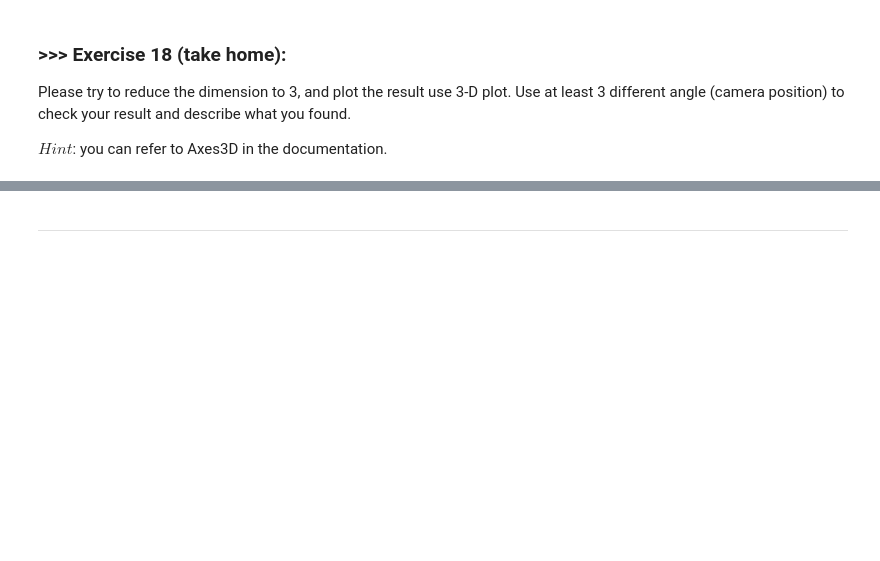
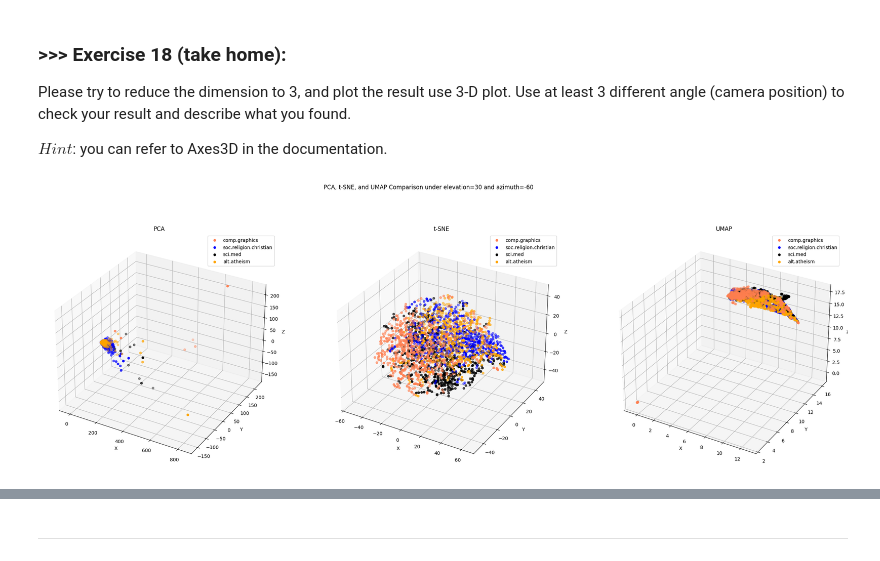
Before and after one commit to omeiLab/DM2025-Lab1-Exercise, a Jupyter notebook: DM2025-Lab1-Master.ipynb, the cells around one changed output, grey strips where cells are left out. Saved outputs shown, nothing was run; the diff lists cells and outputs as text; code cells hidden in the pictures; blank space fills up the shorter version.

```diff
--- a/DM2025-Lab1-Master.ipynb
+++ b/DM2025-Lab1-Master.ipynb
@@ -2111,0 +2336,8 @@ $Hint$: you can refer to Axes3D in the documentation.
+# %%
+X_pca_aug = PCA(n_components=3).fit_transform(augmented_df.values)
+X_tsne_aug = TSNE(n_components=3).fit_transform(augmented_df.values)
+X_umap_aug = umap.UMAP(n_components=3).fit_transform(augmented_df.values)
+# %%
+draw(X_pca_aug, X_tsne_aug, X_umap_aug, (30, -60))
+# %% [output]
+[figure, added]
```
Also changed, not shown: parts of 68 cells of this notebook, 8 other files.
